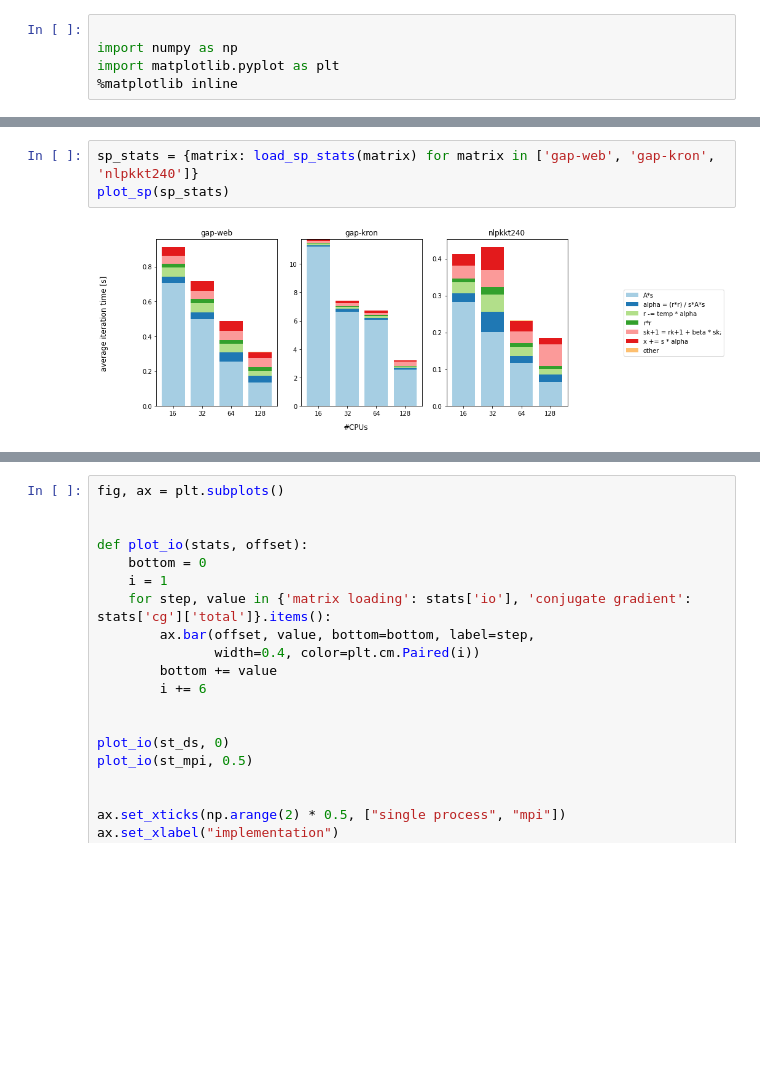
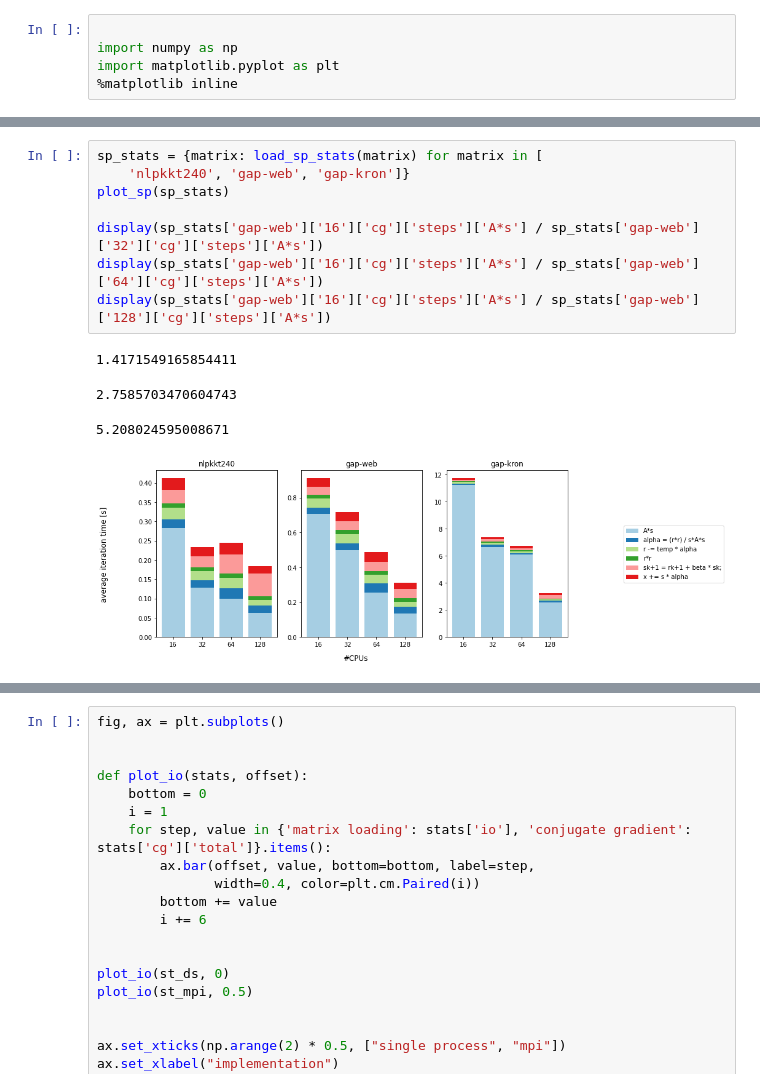
Before and after one commit to rurabori/diploma_research, a Jupyter notebook: scripts/data_analysis/graphs.ipynb, the cells around one changed output, grey strips where cells are left out. Cells and saved outputs as stored; diff of their text form; blank space fills up the shorter version.

```diff
--- a/scripts/data_analysis/graphs.ipynb
+++ b/scripts/data_analysis/graphs.ipynb
@@ -175,8 +183,16 @@ def plot_sp(ds, layouts={'16', '32', '64', '128'}):
-# %%
-sp_stats = {matrix: load_sp_stats(matrix) for matrix in ['gap-web', 'gap-kron', 'nlpkkt240']}
-plot_sp(sp_stats)
-# %% [output]
-[figure, removed]
+# %%
+sp_stats = {matrix: load_sp_stats(matrix) for matrix in [
+    'nlpkkt240', 'gap-web', 'gap-kron']}
+plot_sp(sp_stats)
+
+display(sp_stats['gap-web']['16']['cg']['steps']['A*s'] / sp_stats['gap-web']['32']['cg']['steps']['A*s'])
+display(sp_stats['gap-web']['16']['cg']['steps']['A*s'] / sp_stats['gap-web']['64']['cg']['steps']['A*s'])
+display(sp_stats['gap-web']['16']['cg']['steps']['A*s'] / sp_stats['gap-web']['128']['cg']['steps']['A*s'])
+# %% [output]
+1.4171549165854411
+2.7585703470604743
+5.208024595008671
+[figure, added]
 # %%
 def load_mpi_stats_impl(directory):
     directory = Path('../../resources/benchmark_data') / Path(directory)
```
Also changed, not shown: parts of 9 cells of this notebook.
